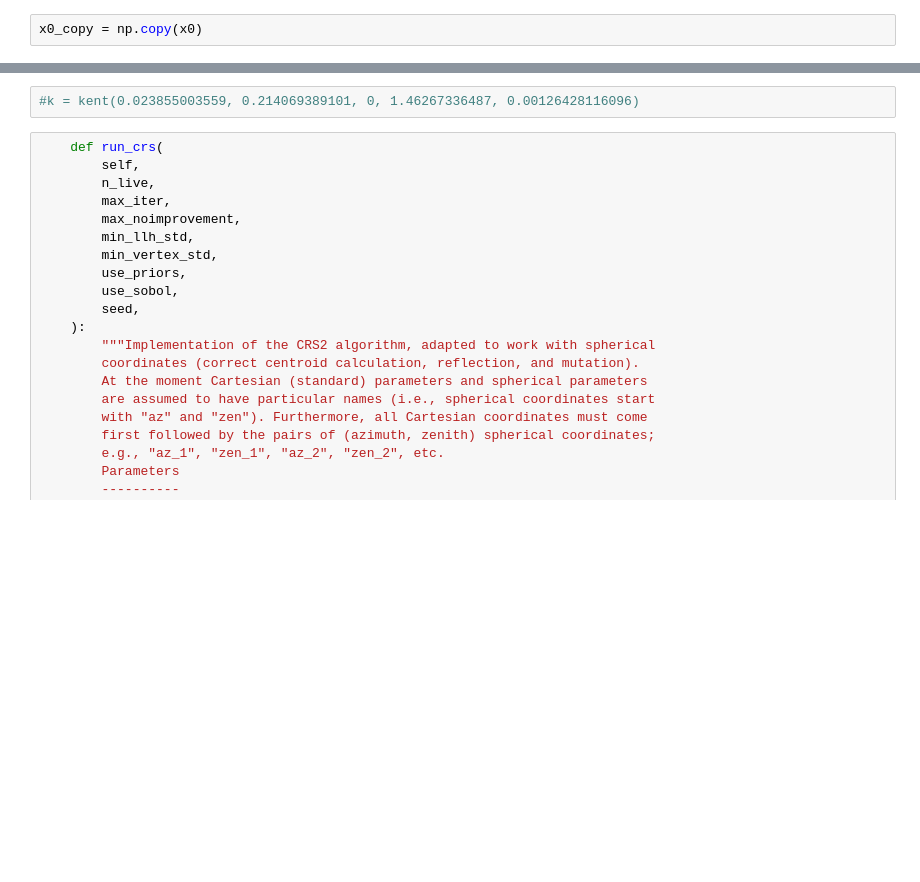
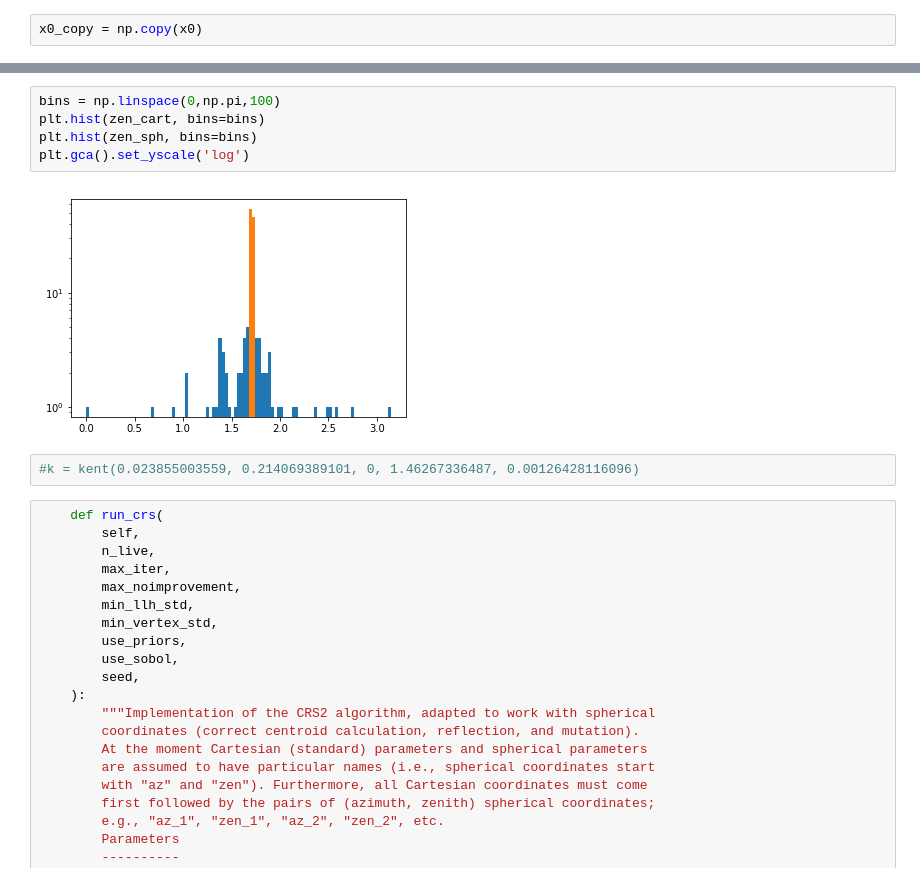
Before and after one commit to philippeller/spherical_opt, a Jupyter notebook: Simplex.ipynb, the cells around one changed output, grey strips where cells are left out. Cells and saved outputs as stored; diff of their text form; blank space fills up the shorter version.

```diff
--- a/Simplex.ipynb
+++ b/Simplex.ipynb
@@ -396,3 +453,10 @@ ax.plot(all_points_cart[:,0], all_points_cart[:,1], c='r')
+# %%
+bins = np.linspace(0,np.pi,100)
+plt.hist(zen_cart, bins=bins)
+plt.hist(zen_sph, bins=bins)
+plt.gca().set_yscale('log')
+# %% [output]
+[figure, added]
 # %%
 #k = kent(0.023855003559, 0.214069389101, 0, 1.46267336487, 0.00126428116096)
 # %%
```
Also changed, not shown: parts of 12 cells of this notebook.
